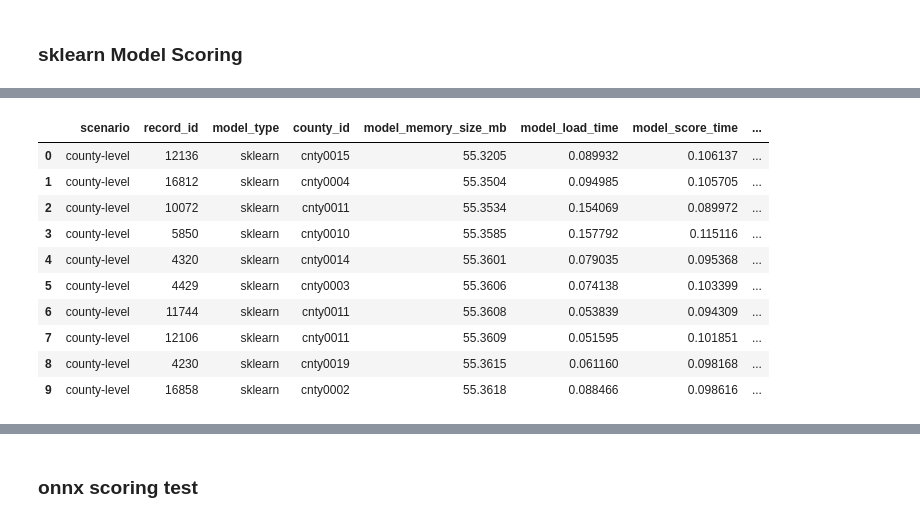
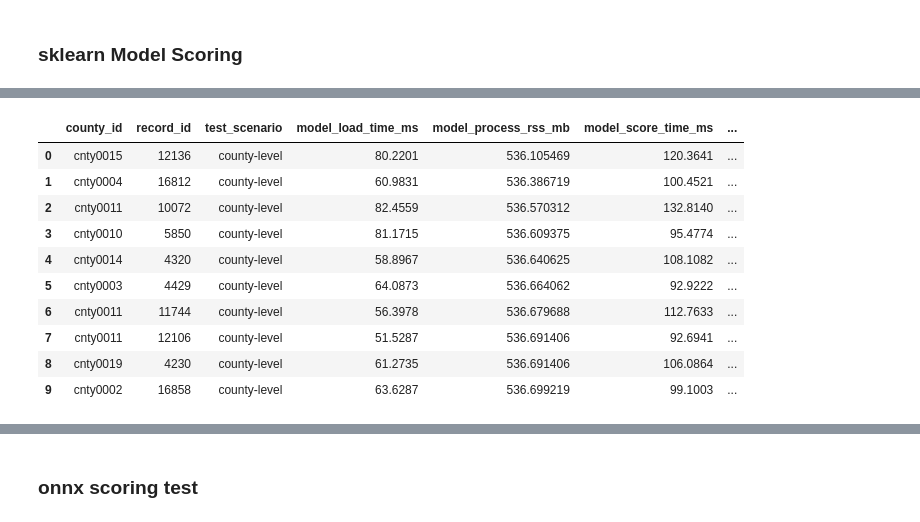
Before and after one commit to jimthompson5802/onnx_sandbox, a Jupyter notebook: testbed/score_records_test_500.ipynb, the cells around one changed output, grey strips where cells are left out. Saved outputs shown, nothing was run; the diff lists cells and outputs as text; code cells hidden in the pictures.

```diff
--- a/testbed/score_records_test_500.ipynb
+++ b/testbed/score_records_test_500.ipynb
@@ -44,7 +44,7 @@ config
  'random_seed': 123}
 # %%
 TEST_DATA = os.path.join(config['data_dir'],'benchmark', 'test.parquet')
-PERFORMANCE_DATA_DIR = os.path.join(config['data_dir'],'performance')
+PERFORMANCE_DATA_DIR = os.path.join(config['data_dir'],'performance','testbed500')
 MODELS_DIR = os.path.join(config['models_dir'], 'benchmark500')
 # %%
 # setup directory to collect performance data
@@ -215,20 +206,20 @@ Wall time: 44.1 s
 # %%
 # display collected performance metrics
 sklearn_metrics_df = pd.read_csv(os.path.join(PERFORMANCE_DATA_DIR, 'sklearn_benchmark.csv'))
-sklearn_metrics_df['model_prediction_time'] = sklearn_metrics_df['model_load_time'] + sklearn_metrics_df['model_score_time']
+sklearn_metrics_df['model_prediction_time_ms'] = sklearn_metrics_df['model_load_time_ms'] + sklearn_metrics_df['model_score_time_ms']
 sklearn_metrics_df.head(10)
 # %% [output]
-|  | scenario | record_id | model_type | county_id | model_memory_size_mb | model_load_time | model_score_time | ... |
-| 0 | county-level | 12136 | sklearn | cnty0015 | 55.3205 | 0.089932 | 0.106137 | ... |
-| 1 | county-level | 16812 | sklearn | cnty0004 | 55.3504 | 0.094985 | 0.105705 | ... |
-| 2 | county-level | 10072 | sklearn | cnty0011 | 55.3534 | 0.154069 | 0.089972 | ... |
-| 3 | county-level | 5850 | sklearn | cnty0010 | 55.3585 | 0.157792 | 0.115116 | ... |
-| 4 | county-level | 4320 | sklearn | cnty0014 | 55.3601 | 0.079035 | 0.095368 | ... |
-| 5 | county-level | 4429 | sklearn | cnty0003 | 55.3606 | 0.074138 | 0.103399 | ... |
-| 6 | county-level | 11744 | sklearn | cnty0011 | 55.3608 | 0.053839 | 0.094309 | ... |
-| 7 | county-level | 12106 | sklearn | cnty0011 | 55.3609 | 0.051595 | 0.101851 | ... |
-| 8 | county-level | 4230 | sklearn | cnty0019 | 55.3615 | 0.061160 | 0.098168 | ... |
-| 9 | county-level | 16858 | sklearn | cnty0002 | 55.3618 | 0.088466 | 0.098616 | ... |
+|  | county_id | record_id | test_scenario | model_load_time_ms | model_process_rss_mb | model_score_time_ms | ... |
+| 0 | cnty0015 | 12136 | county-level | 80.2201 | 536.105469 | 120.3641 | ... |
+| 1 | cnty0004 | 16812 | county-level | 60.9831 | 536.386719 | 100.4521 | ... |
+| 2 | cnty0011 | 10072 | county-level | 82.4559 | 536.570312 | 132.8140 | ... |
+| 3 | cnty0010 | 5850 | county-level | 81.1715 | 536.609375 | 95.4774 | ... |
+| 4 | cnty0014 | 4320 | county-level | 58.8967 | 536.640625 | 108.1082 | ... |
+| 5 | cnty0003 | 4429 | county-level | 64.0873 | 536.664062 | 92.9222 | ... |
+| 6 | cnty0011 | 11744 | county-level | 56.3978 | 536.679688 | 112.7633 | ... |
+| 7 | cnty0011 | 12106 | county-level | 51.5287 | 536.691406 | 92.6941 | ... |
+| 8 | cnty0019 | 4230 | county-level | 61.2735 | 536.691406 | 106.0864 | ... |
+| 9 | cnty0002 | 16858 | county-level | 63.6287 | 536.699219 | 99.1003 | ... |
 # %%
 sklearn_metrics_df[metrics_of_interest].describe(percentiles=[.25, .5, .75, .9]).T
 # %% [output]
```
Also changed, not shown: parts of 13 cells of this notebook, 1 other file.
